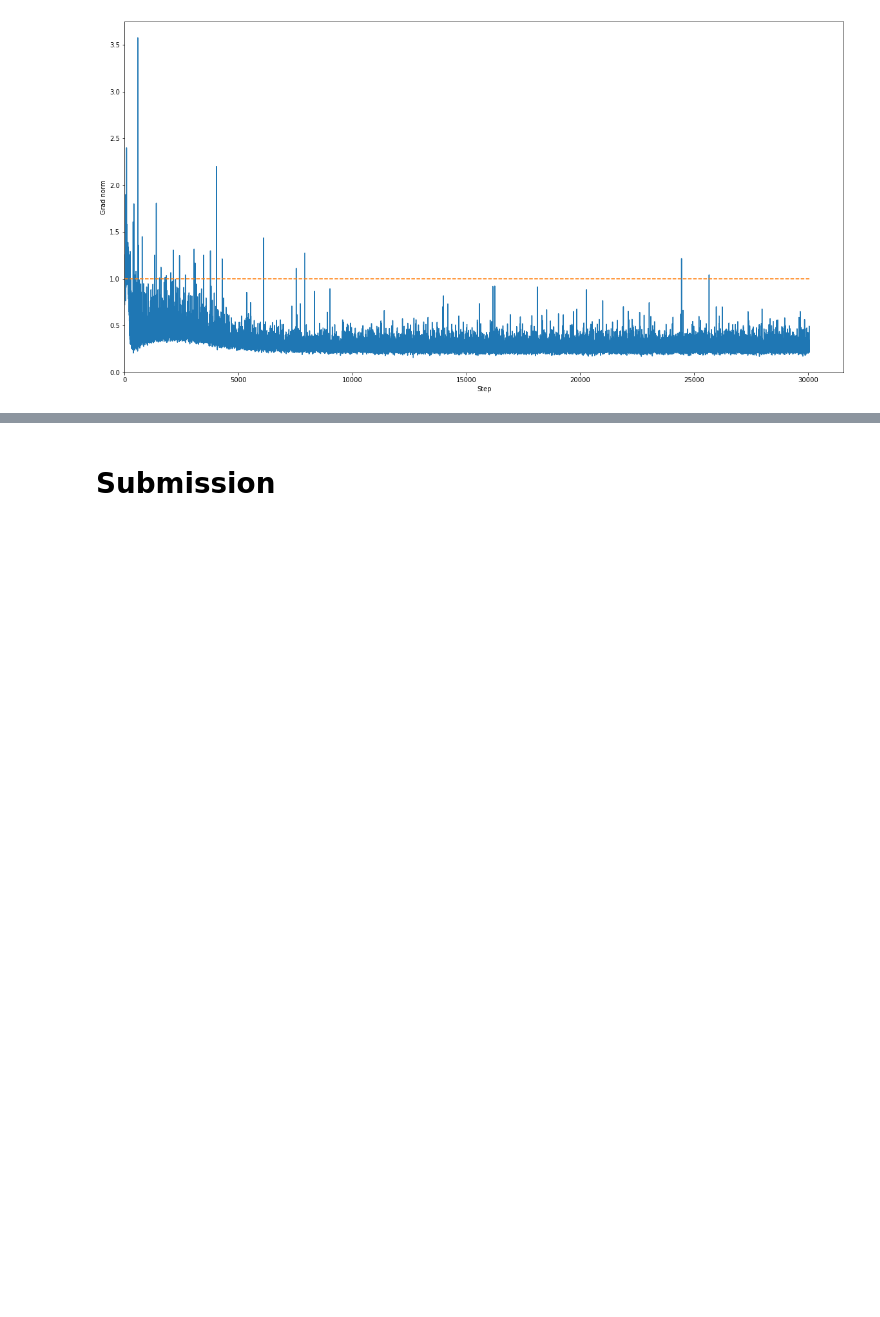
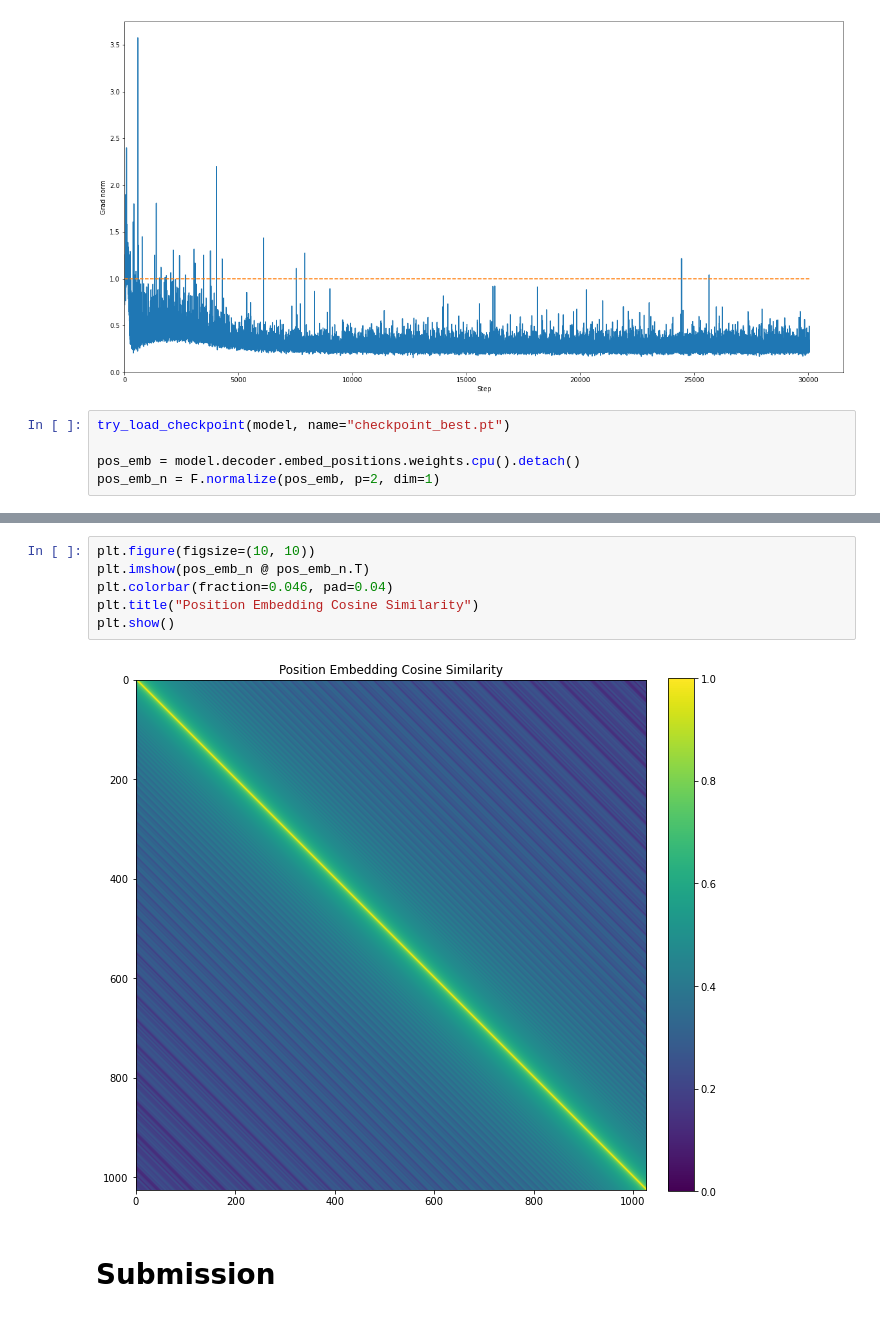
Before and after one commit to wsbao/ML2022-Spring, a Jupyter notebook: HW05/HW05.ipynb, the cells around one changed output, grey strips where cells are left out. Cells and saved outputs as stored; diff of their text form; blank space fills up the shorter version.

Commit message:
Visualized the position embedding cosine similarity

```diff
--- a/HW05/HW05.ipynb
+++ b/HW05/HW05.ipynb
@@ -1416,3 +1398,8 @@ plt.ylabel("Grad norm")
 plt.show()
 # %% [output]
 [figure]
+# %%
+try_load_checkpoint(model, name="checkpoint_best.pt")
+
+pos_emb = model.decoder.embed_positions.weights.cpu().detach()
+pos_emb_n = F.normalize(pos_emb, p=2, dim=1)
@@ -1419,3 +1408,11 @@ plt.show()
+# %%
+plt.figure(figsize=(10, 10))
+plt.imshow(pos_emb_n @ pos_emb_n.T)
+plt.colorbar(fraction=0.046, pad=0.04)
+plt.title("Position Embedding Cosine Similarity")
+plt.show()
+# %% [output]
+[figure, added]
 # %% [markdown]
 # Submission
 # %%
```
Also changed, not shown: parts of 13 cells of this notebook.
